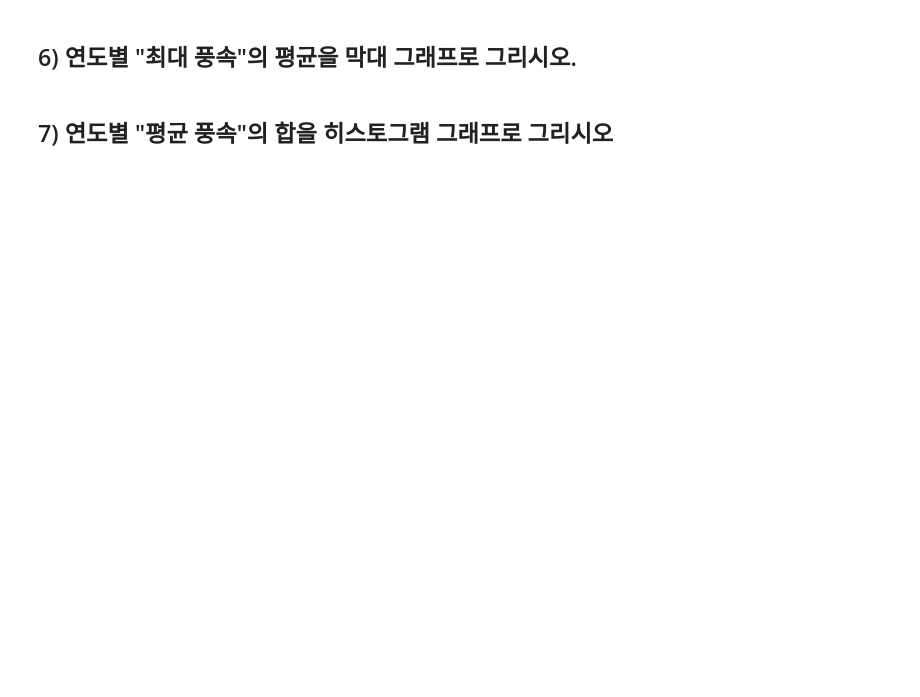
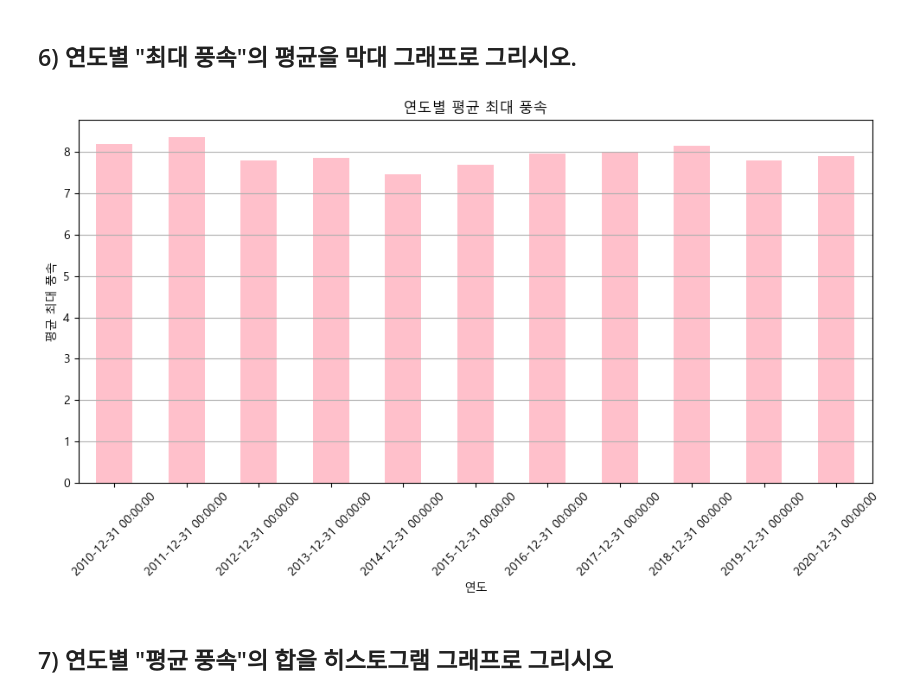
Before and after one commit to dlfgh1/python_basic_1, a Jupyter notebook: time_series_class_5_7.ipynb, the cells around one changed output. Saved outputs shown, nothing was run; the diff lists cells and outputs as text; code cells hidden in the pictures; blank space fills up the shorter version.

```diff
--- a/time_series_class_5_7.ipynb
+++ b/time_series_class_5_7.ipynb
@@ -415,4 +493,22 @@ Text(0, 0.5, 'freq')
 # %% [markdown]
 ## 6) 연도별 "최대 풍속"의 평균을 막대 그래프로 그리시오.
+# %%
+weather = pd.read_csv("weather.csv", index_col=0)
+
+weather.index = pd.to_datetime(weather.index)
+
+yearly_avg_max_wind_speed = weather['최대 풍속'].resample('Y').mean()
+
+plt.figure(figsize=(10, 6))
+yearly_avg_max_wind_speed.plot(kind='bar', color='pink')
+plt.title('연도별 평균 최대 풍속')
+plt.xlabel('연도')
+plt.ylabel('평균 최대 풍속')
+plt.xticks(rotation=45)
+plt.grid(axis='y')
+plt.tight_layout()
+plt.show()
+# %% [output]
+[figure, added]
 # %% [markdown]
 ## 7) 연도별 "평균 풍속"의 합을 히스토그램 그래프로 그리시오
```
Also changed, not shown: parts of 22 cells of this notebook.
